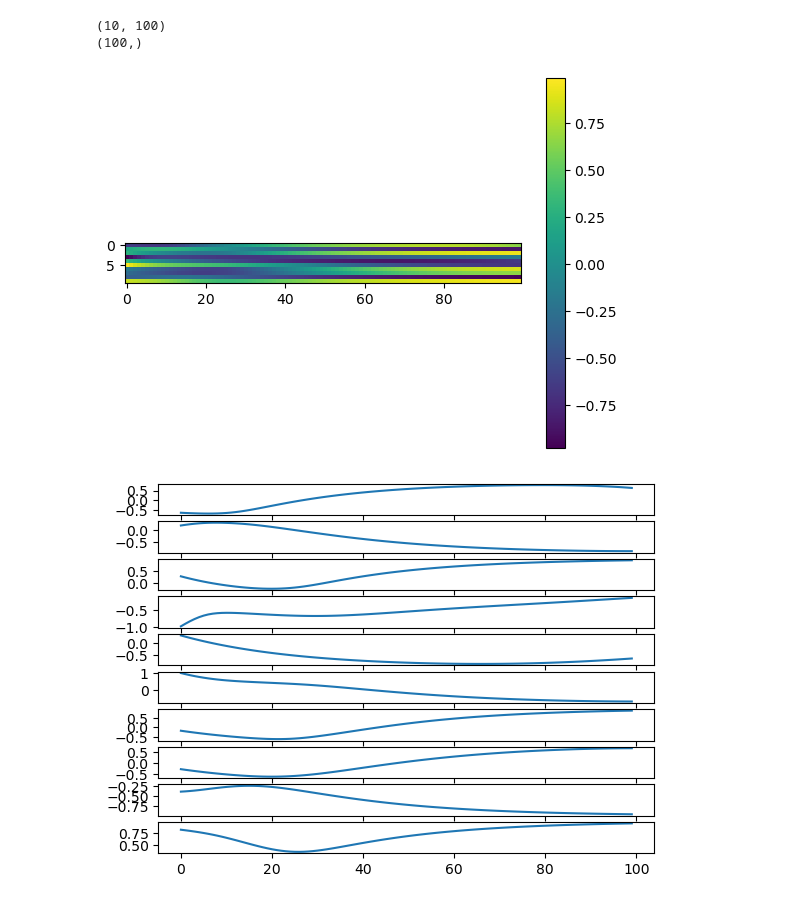
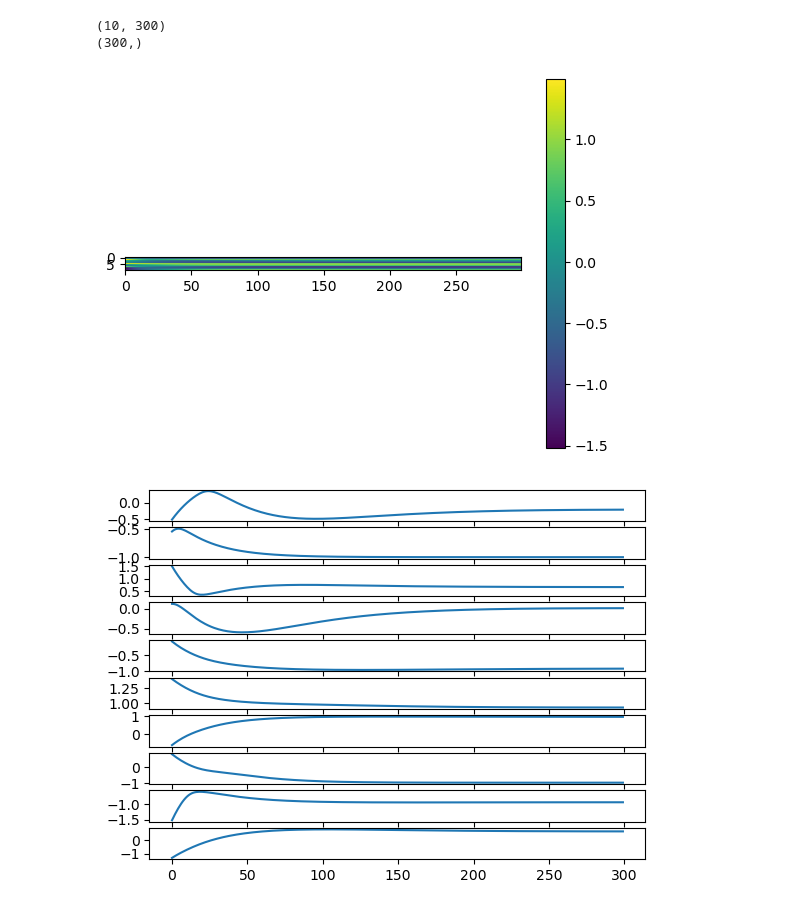
Before and after one commit to wuweizhang0723/func2graph, a Jupyter notebook: notebook/simulation_data.ipynb, the cells around one changed output. Saved outputs shown, nothing was run; the diff lists cells and outputs as text; code cells hidden in the pictures.

```diff
--- a/notebook/simulation_data.ipynb
+++ b/notebook/simulation_data.ipynb
@@ -13,7 +13,7 @@ from func2graph.data import data_simulator, generate_simulation_data
 neuron_num = 10
 dt = 0.001
 tau = 0.025
-total_time = 100
+total_time = 300
 
 simulator = data_simulator(neuron_num=10, dt=0.001, tau=0.025)
 
@@ -24,22 +24,22 @@ for t in range(total_time):
     x_t = x_t.view(-1, 1)
     result.append(x_t)
 
-result = torch.cat(result, dim=1).detach().numpy()
+result = np.concatenate(result, axis=1)
 
 print(result.shape)
 print(result[0].shape)
 # %% [output]
-(10, 100)
-(100,)
+(10, 300)
+(300,)
 # %%
 plt.imshow(result)
 plt.colorbar()
 plt.show()
 # %% [output]
-[figure, old version]
+[figure, new version]
 # %%
-for i in range(n):
+for i in range(neuron_num):
     plt.subplot(10, 1, i+1)
     plt.plot(result[i])
 # %% [output]
-[figure, old version]
+[figure, new version]
```
Also changed, not shown: parts of 5 cells of this notebook, 4 other files.
